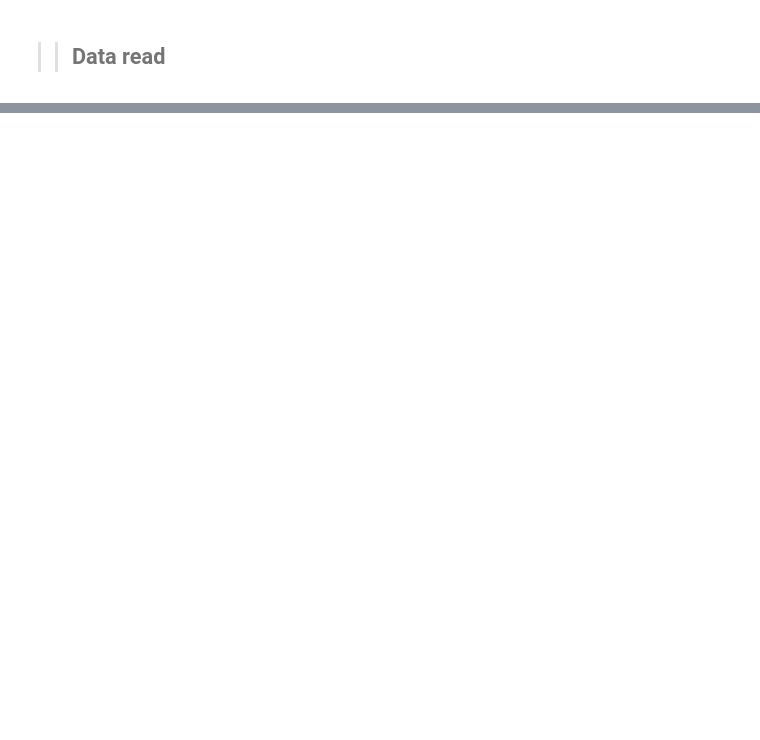
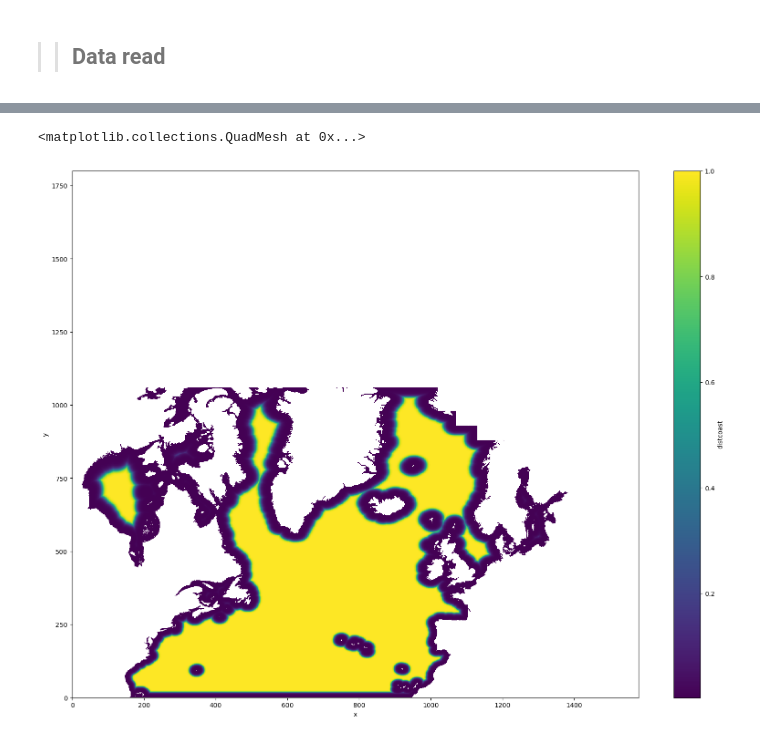
Before and after one commit to ctalandi/TOOLS, a Jupyter notebook: OTHERS/CREG12/CREG12.L75_bathy_noArcticSSSDamp.ipynb, the cells around one changed output, grey strips where cells are left out. Saved outputs shown, nothing was run; the diff lists cells and outputs as text; code cells hidden in the pictures; blank space fills up the shorter version.

```diff
--- a/OTHERS/CREG12/CREG12.L75_bathy_noArcticSSSDamp.ipynb
+++ b/OTHERS/CREG12/CREG12.L75_bathy_noArcticSSSDamp.ipynb
@@ -131,0 +166,6 @@ if True: ds_out.to_netcdf(INDIR+'CREG12.L75_tmask4distcoast_REF11_'+ldate+'.nc')
+# %%
+rn_dist=150.
+rn_dist=rn_dist*1000.  # tranform rn_dist to m
+
+
+ds_dcoast['distcoast']=0.5*(np.tanh(3.*(ds_dcoast.Tcoast.isel(time_counter=0)*ds_dcoast.Tcoast.isel(time_counter=0)/rn_dist/rn_dist - 1 )) + 1 )
@@ -131,0 +190,7 @@ if True: ds_out.to_netcdf(INDIR+'CREG12.L75_tmask4distcoast_REF11_'+ldate+'.nc')
+# %%
+plt.figure(figsize=(20,15))
+
+ds_dcoast['distcoast'].plot()
+# %% [output]
+<matplotlib.collections.QuadMesh at 0x...>
+[figure, added]
```
Also changed, not shown: parts of 17 cells of this notebook.
